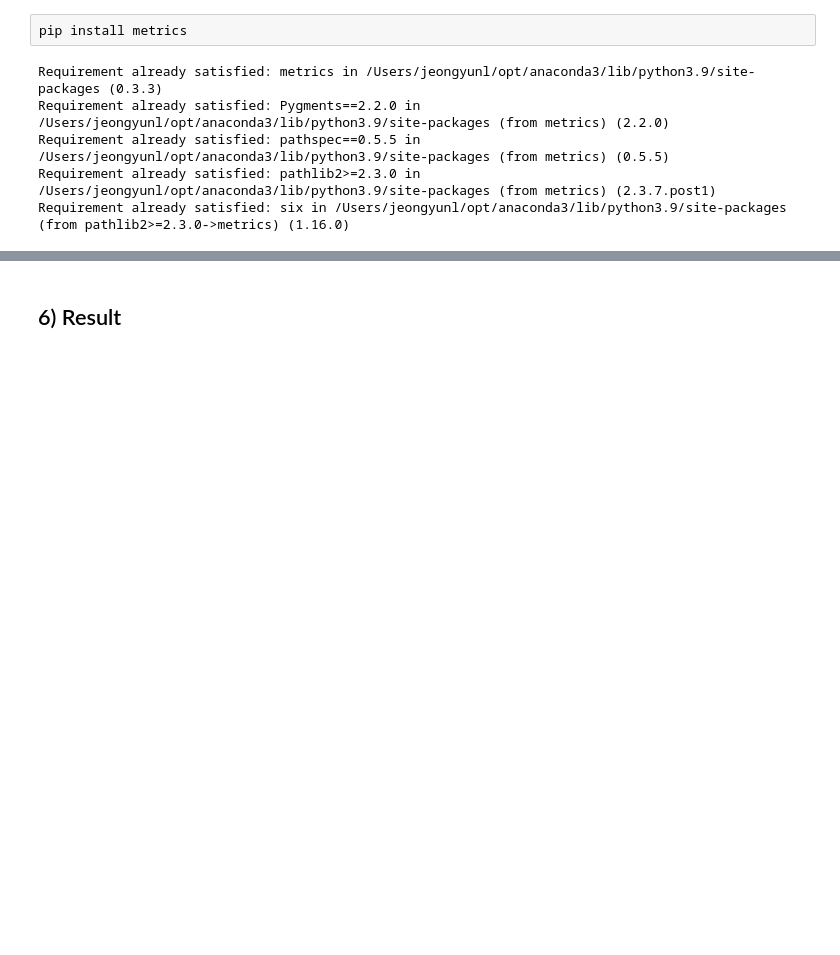
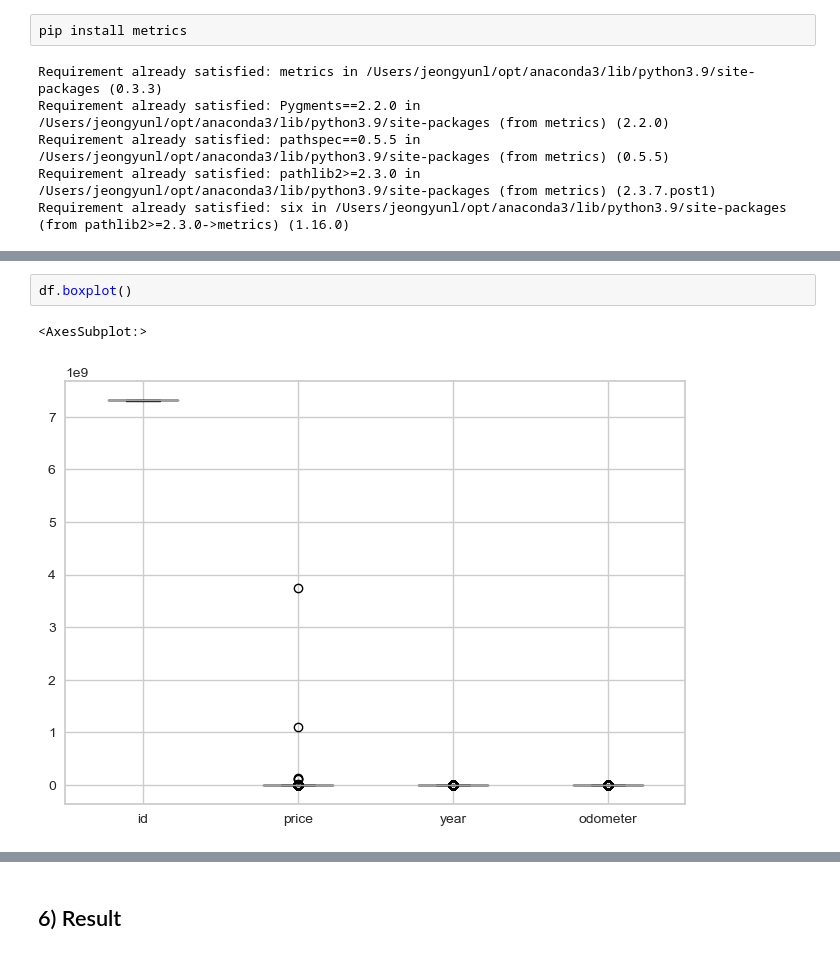
Before and after one commit to JeongYunLee/2023BigData, a Jupyter notebook: 2023_중고차_빅데이터팀플.ipynb, the cells around one changed output, grey strips where cells are left out. Cells and saved outputs as stored; diff of their text form; blank space fills up the shorter version.

```diff
--- a/2023_중고차_빅데이터팀플.ipynb
+++ b/2023_중고차_빅데이터팀플.ipynb
@@ -90,0 +171,5 @@ df.head()
+# %%
+df.boxplot()
+# %% [output]
+<AxesSubplot:>
+[figure, added]
```
Also changed, not shown: parts of 19 cells of this notebook.
